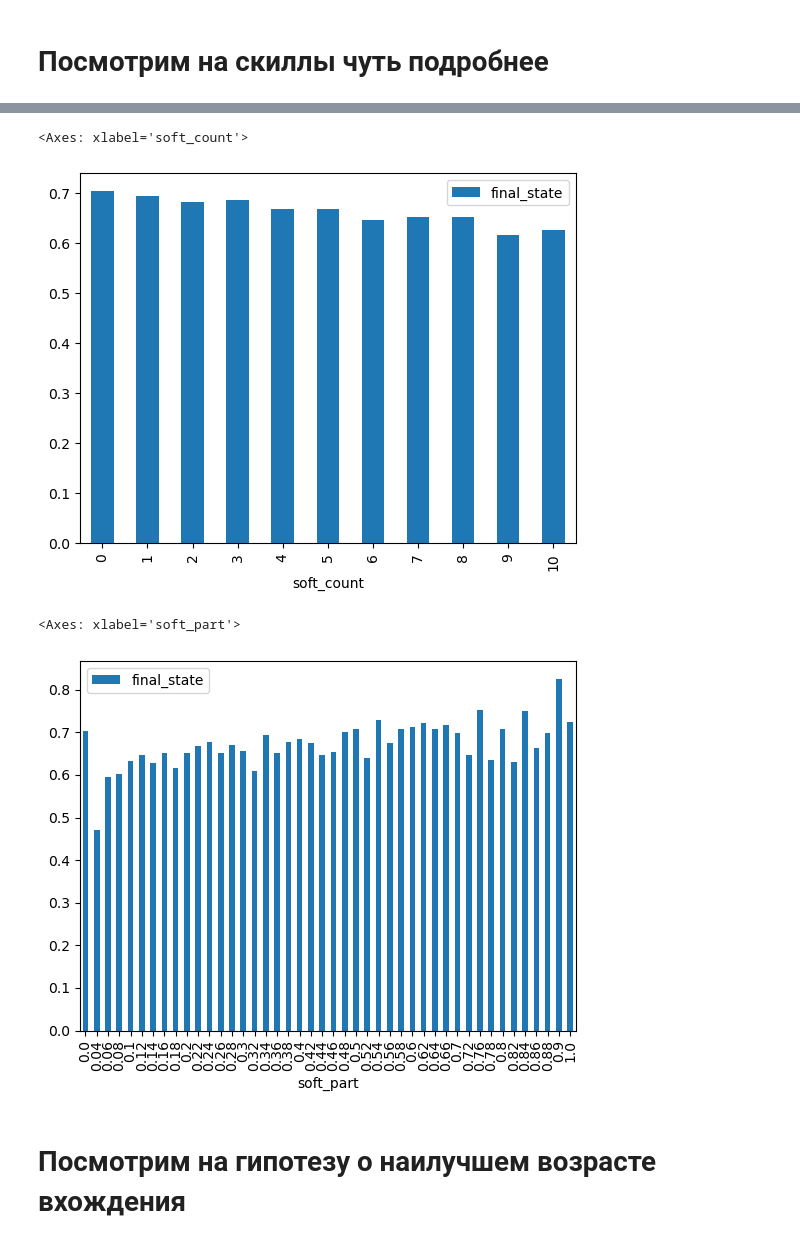
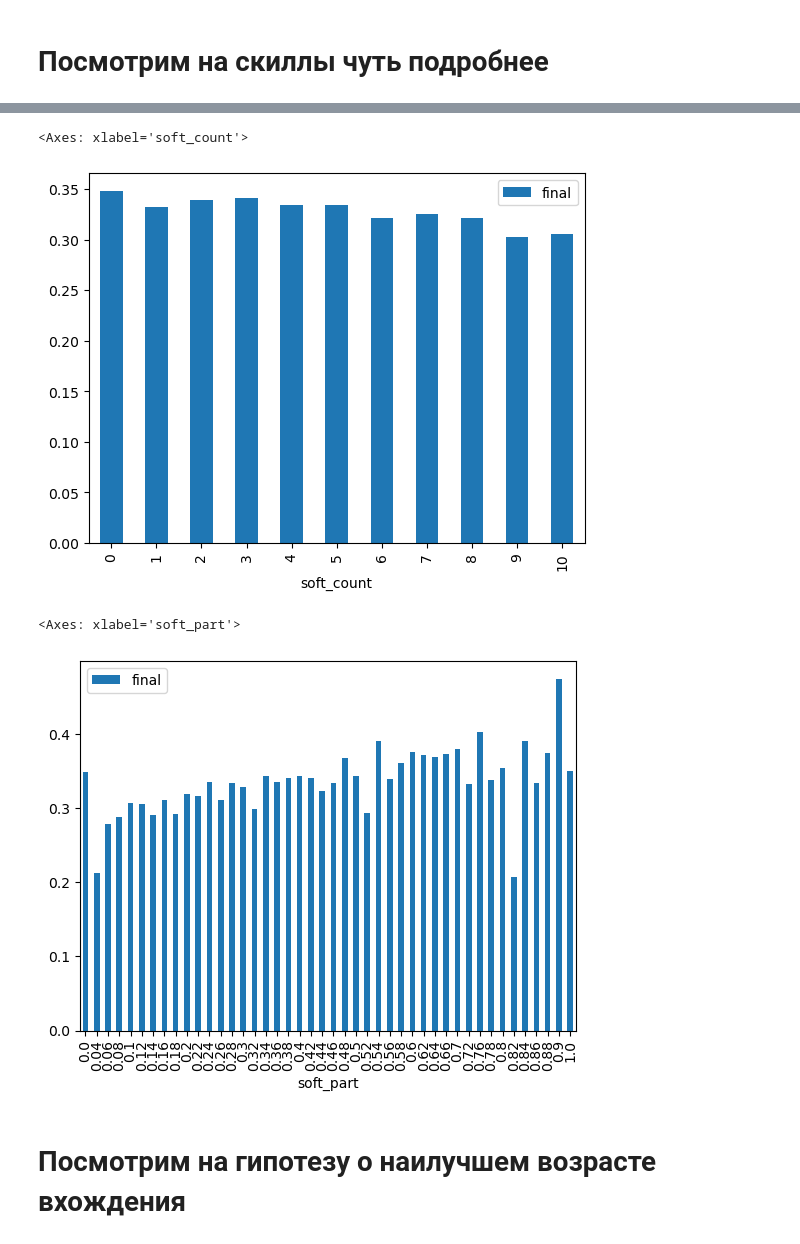
Before and after one commit to Arseniysafonov1/dano, a Jupyter notebook: First.ipynb, the cells around one changed output, grey strips where cells are left out. Saved outputs shown, nothing was run; the diff lists cells and outputs as text; code cells hidden in the pictures.

```diff
--- a/First.ipynb
+++ b/First.ipynb
@@ -38,6 +38,10 @@ df.vacancy_skills_list = df.vacancy_skills_list.map(lambda x: eval(x) if (x and
 df.topic_creation_date = pd.to_datetime(df.topic_creation_date)
 df.resume_creation_date = pd.to_datetime(df.resume_creation_date)
 df.vacancy_creation_date = pd.to_datetime(df.vacancy_creation_date)
+# как я понял, случай response-response - это когда отклик остался неотвеченным, случай invitation-
+# discard непонятный + таких мало, поэтому я убрал его
+df = df[(df.initial_state != 'invitation') | (df.final_state != 'discard')]
+df['final'] = df['final_state'].map(lambda x: 1 if x == 'invitation' else 0)
 # %%
 df.info()
 # %% [output]
@@ -113,8 +117,6 @@ array(['Менеджер по продажам, менеджер по работ
 users = df.copy()
 # %%
 users['days']=(users.topic_creation_date-users.resume_creation_date).map(lambda x: x.days)
-users=users[users.final_state!='response']
-users['final_state'] = users['final_state'].map(lambda x:{'invitation':1.0, 'discard':0.0}[x])
 # %%
 d = dict()
 for i in users.index:
@@ -367,26 +367,24 @@ def soft_count(l):
     return res
 skills_df = df.copy()
 skills_df = skills_df[skills_df.vacancy_employment_type == 'full']
-skills_df = skills_df[skills_df.final_state != 'response']
-skills_df.final_state = skills_df.final_state.map(lambda x: 1 if x == 'invitation' else 0)
 # %%
 skills_df['soft_count'] = skills_df.resume_skills_list.map(soft_count)
 skills_df = skills_df[skills_df.soft_count <= 10]
 # %%
-skills_df[['soft_count', 'final_state']].groupby('soft_count').mean().plot.bar()
+skills_df[['soft_count', 'final']].groupby('soft_count').mean().plot.bar()
 # %% [output]
 <Axes: xlabel='soft_count'>
-[figure, old version]
+[figure, new version]
 # %%
 # доля софтскиллов от всех
 skills_df['soft_part'] = skills_df.soft_count / skills_df.resume_skills_list.map(lambda x: max(1, len(x)))
 # %%
 skills_df['soft_part'] = skills_df.soft_part.map(lambda x: round(x * 50) / 50)
 # %%
-skills_df[['soft_part', 'final_state']].groupby('soft_part').mean().plot.bar()
+skills_df[['soft_part', 'final']].groupby('soft_part').mean().plot.bar()
 # %% [output]
 <Axes: xlabel='soft_part'>
-[figure, old version]
+[figure, new version]
 # %% [markdown]
 # Посмотрим на гипотезу о наилучшем возрасте вхождения
 # %%
```
Also changed, not shown: parts of 52 cells of this notebook.
